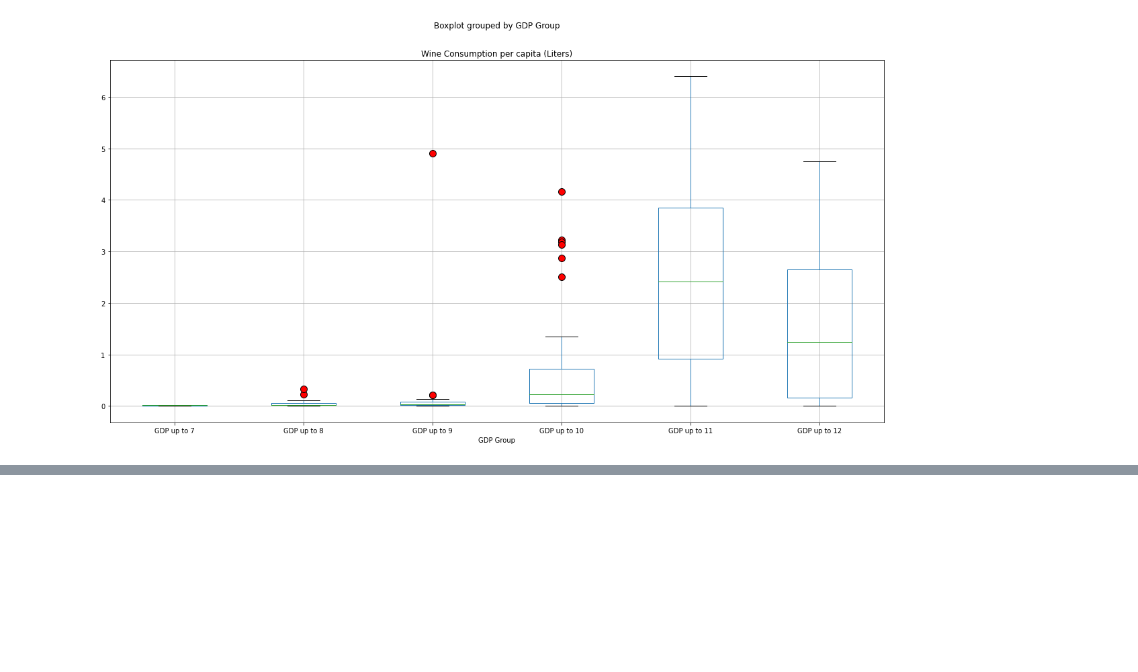
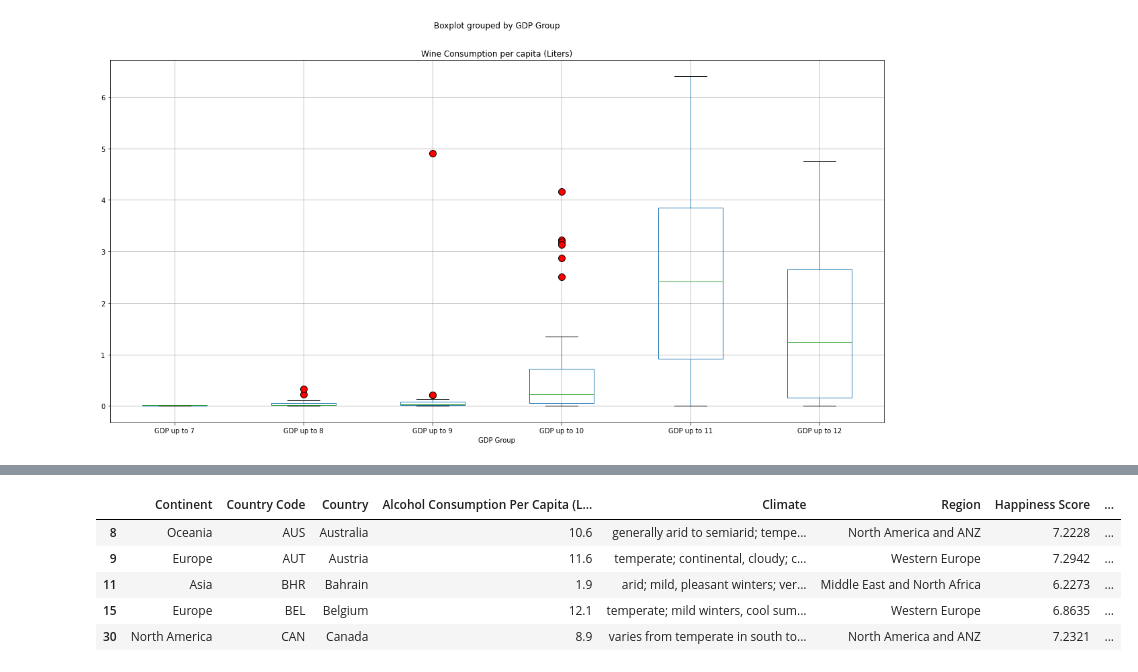
Before and after one commit to reccleston/data-analysis-project-1, a Jupyter notebook: Merged/Ryan and Nadia.ipynb, the cells around one changed output, grey strips where cells are left out. Cells and saved outputs as stored; diff of their text form; code cells hidden in the pictures; blank space fills up the shorter version.

Commit message:
GDP groupping updated

```diff
--- a/Merged/Ryan and Nadia.ipynb
+++ b/Merged/Ryan and Nadia.ipynb
@@ -624,2 +640,12 @@ NameError: name 'plot_gdp_linear_regression' is not defined
+# %%
+only_high_gdp_data = gdp_and_life_expectancy_df.loc[(gdp_and_life_expectancy_df["GDP Group"]=="GDP up to 11") | (gdp_and_life_expectancy_df["GDP Group"]=="GDP up to 12")]
+only_high_gdp_data.head()
+# %% [output]
+|  | Continent | Country Code | Country | Alcohol Consumption Per Capita (L... | Climate | Region | Happiness Score | ... |
+| 8 | Oceania | AUS | Australia | 10.6 | generally arid to semiarid; tempe... | North America and ANZ | 7.2228 | ... |
+| 9 | Europe | AUT | Austria | 11.6 | temperate; continental, cloudy; c... | Western Europe | 7.2942 | ... |
+| 11 | Asia | BHR | Bahrain | 1.9 | arid; mild, pleasant winters; ver... | Middle East and North Africa | 6.2273 | ... |
+| 15 | Europe | BEL | Belgium | 12.1 | temperate; mild winters, cool sum... | Western Europe | 6.8635 | ... |
+| 30 | North America | CAN | Canada | 8.9 | varies from temperate in south to... | North America and ANZ | 7.2321 | ... |
 # %%
 gdp_and_life_expectancy_df.to_csv("Resources/gdp_and_life_expectancy_df.csv")
```
Also changed, not shown: parts of 3 cells of this notebook, 1 other file.
